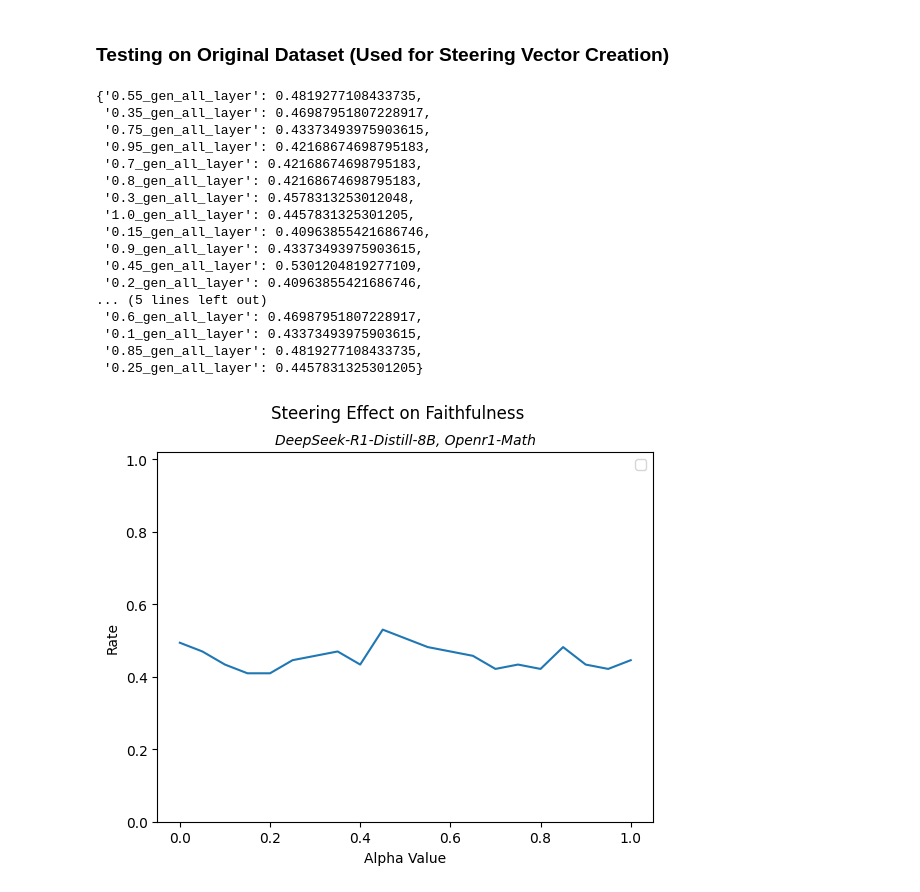
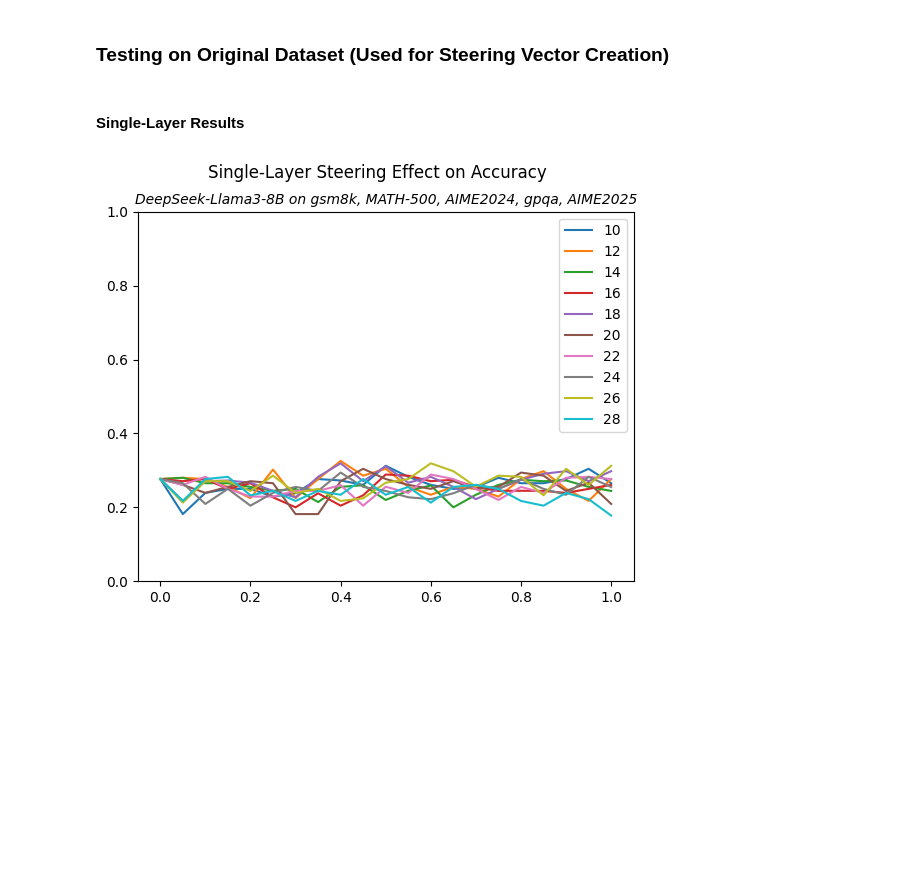
Before and after one commit to achyutha11/steering_faithfulness, a Jupyter notebook: notebooks/steering_exps.ipynb, the cells around one changed output. Saved outputs shown, nothing was run; the diff lists cells and outputs as text; code cells hidden in the pictures; blank space fills up the shorter version.

```diff
--- a/notebooks/steering_exps.ipynb
+++ b/notebooks/steering_exps.ipynb
@@ -33,6 +33,8 @@ for dataset in ['gsm8k', 'MATH-500', 'AIME2024', 'gpqa', 'AIME2025']:
 
     for index in incor_to_cor:
         hint_filtered.append(hint_recs[index])
+# %% [markdown]
+#### Single-Layer Results
 # %%
 alphas = [0.0, 0.05, 0.1, 0.15, 0.2, 0.25, 0.3, 0.35, 0.4, 0.45, 0.5, 0.55, 0.6, 0.65, 0.7, 0.75, 0.8, 0.85, 0.9, 0.95, 1.0]
 acc_results = {}
@@ -68,2 +63,30 @@ for alpha in alphas:
+# %%
+layer_10 = [acc_results[f'10_{alpha}'][0] for alpha in alphas]
+layer_12 = [acc_results[f'12_{alpha}'][0] for alpha in alphas]
+layer_14 = [acc_results[f'14_{alpha}'][0] for alpha in alphas]
+layer_16 = [acc_results[f'16_{alpha}'][0] for alpha in alphas]
+layer_18 = [acc_results[f'18_{alpha}'][0] for alpha in alphas]
+layer_20 = [acc_results[f'20_{alpha}'][0] for alpha in alphas]
+layer_22 = [acc_results[f'22_{alpha}'][0] for alpha in alphas]
+layer_24 = [acc_results[f'24_{alpha}'][0] for alpha in alphas]
+layer_26 = [acc_results[f'26_{alpha}'][0] for alpha in alphas]
+layer_28 = [acc_results[f'28_{alpha}'][0] for alpha in alphas]
+# %%
+plt.plot(alphas, layer_10, label="10")
+plt.plot(alphas, layer_12, label="12")
+plt.plot(alphas, layer_14, label="14")
+plt.plot(alphas, layer_16, label="16")
+plt.plot(alphas, layer_18, label="18")
+plt.plot(alphas, layer_20, label="20")
+plt.plot(alphas, layer_22, label="22")
+plt.plot(alphas, layer_24, label="24")
+plt.plot(alphas, layer_26, label="26")
+plt.plot(alphas, layer_28, label="28")
+plt.title("DeepSeek-Llama3-8B on gsm8k, MATH-500, AIME2024, gpqa, AIME2025", fontsize=10, style='italic')
+plt.suptitle("Single-Layer Steering Effect on Accuracy")
+plt.legend()
+plt.ylim(0, 1);
+# %% [output]
+[figure, added]
 # %%
 # Load in steering result dictionary
@@ -75,40 +95,10 @@ with open('../results/data/deepseek-llama3-8b/steering_results_all_layer_orig_ds
 # %%
-steering_results
+steering_results['l12_0.0_gen'] = steering_results['l10_0.0_gen']
+steering_results['l14_0.0_gen'] = steering_results['l10_0.0_gen']
+steering_results['l16_0.0_gen'] = steering_results['l10_0.0_gen']
+steering_results['l18_0.0_gen'] = steering_results['l10_0.0_gen']
+steering_results['l20_0.0_gen'] = steering_results['l10_0.0_gen']
+steering_results['l22_0.0_gen'] = steering_results['l10_0.0_gen']
+steering_results['l24_0.0_gen'] = steering_results['l10_0.0_gen']
+steering_results['l26_0.0_gen'] = steering_results['l10_0.0_gen']
+steering_results['l28_0.0_gen'] = steering_results['l10_0.0_gen']
-# %% [output]
-{'0.55_gen_all_layer': 0.4819277108433735,
- '0.35_gen_all_layer': 0.46987951807228917,
- '0.75_gen_all_layer': 0.43373493975903615,
- '0.95_gen_all_layer': 0.42168674698795183,
- '0.7_gen_all_layer': 0.42168674698795183,
- '0.8_gen_all_layer': 0.42168674698795183,
- '0.3_gen_all_layer': 0.4578313253012048,
- '1.0_gen_all_layer': 0.4457831325301205,
- '0.15_gen_all_layer': 0.40963855421686746,
- '0.9_gen_all_layer': 0.43373493975903615,
- '0.45_gen_all_layer': 0.5301204819277109,
- '0.2_gen_all_layer': 0.40963855421686746,
-... (5 lines left out)
- '0.6_gen_all_layer': 0.46987951807228917,
- '0.1_gen_all_layer': 0.43373493975903615,
- '0.85_gen_all_layer': 0.4819277108433735,
- '0.25_gen_all_layer': 0.4457831325301205}
-# %%
-# Generate plot
-x = [0.0, 0.05, 0.1, 0.15, 0.2, 0.25, 0.3, 0.35, 0.4, 0.45, 0.5, 0.55, 0.6, 0.65, 0.7, 0.75, 0.8, 0.85, 0.9, 0.95, 1.0]
-y = [steering_results['0.0_gen_all_layer'], steering_results['0.05_gen_all_layer'], steering_results['0.1_gen_all_layer'], \
-     steering_results['0.15_gen_all_layer'], steering_results['0.2_gen_all_layer'], steering_results['0.25_gen_all_layer'], \
-     steering_results['0.3_gen_all_layer'], steering_results['0.35_gen_all_layer'], steering_results['0.4_gen_all_layer'], \
-     steering_results['0.45_gen_all_layer'], steering_results['0.5_gen_all_layer'], steering_results['0.55_gen_all_layer'], \
-     steering_results['0.6_gen_all_layer'], steering_results['0.65_gen_all_layer'], steering_results['0.7_gen_all_layer'], \
-     steering_results['0.75_gen_all_layer'], steering_results['0.8_gen_all_layer'], steering_results['0.85_gen_all_layer'], \
-     steering_results['0.9_gen_all_layer'], steering_results['0.95_gen_all_layer'], steering_results['1.0_gen_all_layer']]
-plt.suptitle("Steering Effect on Faithfulness")
-plt.title("DeepSeek-R1-Distill-8B, Openr1-Math", fontsize=10, style='italic')
-plt.xlabel("Alpha Value")
-plt.ylabel("Rate")
-plt.ylim(0, 1.02)
-plt.plot(x, y, color="C0")
-plt.legend();
-# plt.savefig("steering_faithfulness_results_openr1.png", dpi=300);
-# %% [output]
-[figure, removed]
```
Also changed, not shown: parts of 51 cells of this notebook, 2 other files.
